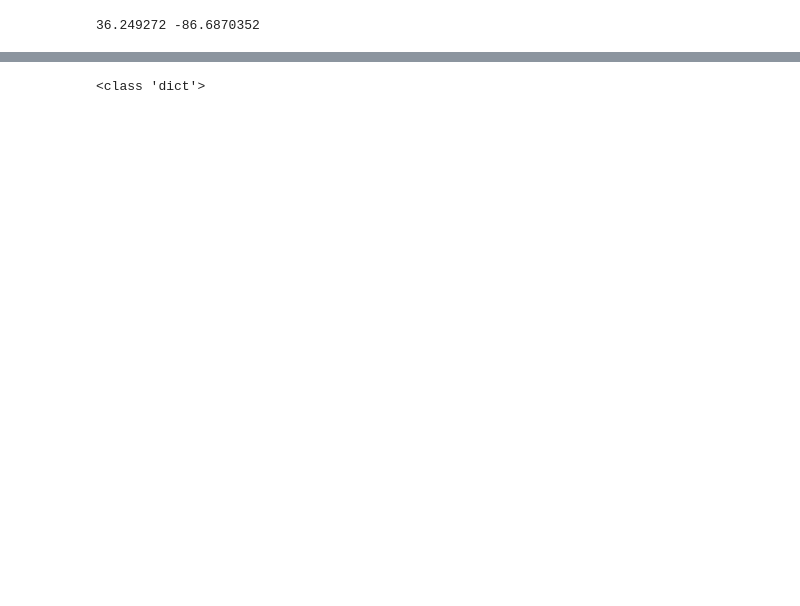
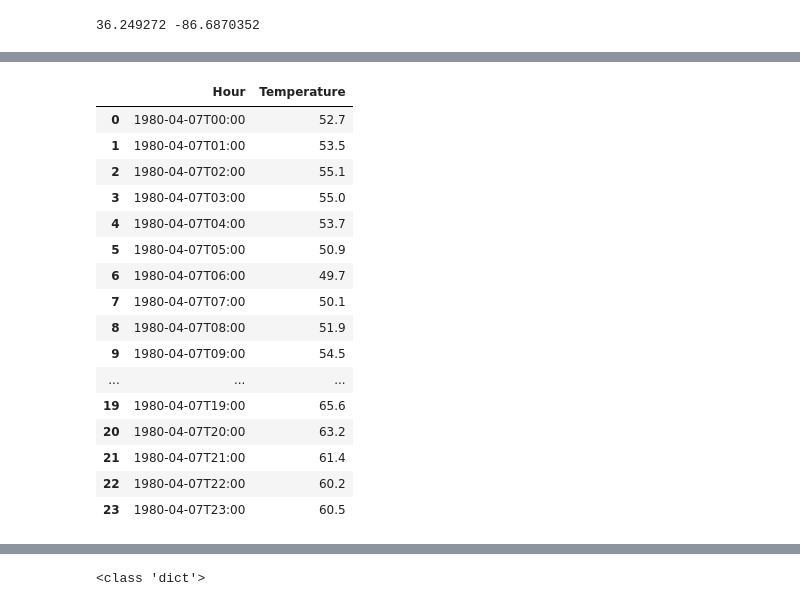
Before and after one commit to jwcomp4/weather-cicd, a Jupyter notebook: weather_app.ipynb, the cells around one changed output, grey strips where cells are left out. Cells and saved outputs as stored; diff of their text form; code cells hidden in the pictures; blank space fills up the shorter version.

```diff
--- a/weather_app.ipynb
+++ b/weather_app.ipynb
@@ -106 +111,21 @@ Temperature                65.3
 dtype: object
+# %%
+hw_df
+# %% [output]
+|  | Hour | Temperature |
+| 0 | 1980-04-07T00:00 | 52.7 |
+| 1 | 1980-04-07T01:00 | 53.5 |
+| 2 | 1980-04-07T02:00 | 55.1 |
+| 3 | 1980-04-07T03:00 | 55.0 |
+| 4 | 1980-04-07T04:00 | 53.7 |
+| 5 | 1980-04-07T05:00 | 50.9 |
+| 6 | 1980-04-07T06:00 | 49.7 |
+| 7 | 1980-04-07T07:00 | 50.1 |
+| 8 | 1980-04-07T08:00 | 51.9 |
+| 9 | 1980-04-07T09:00 | 54.5 |
+| ... | ... | ... |
+| 19 | 1980-04-07T19:00 | 65.6 |
+| 20 | 1980-04-07T20:00 | 63.2 |
+| 21 | 1980-04-07T21:00 | 61.4 |
+| 22 | 1980-04-07T22:00 | 60.2 |
+| 23 | 1980-04-07T23:00 | 60.5 |
```
Also changed, not shown: parts of 16 cells of this notebook.
